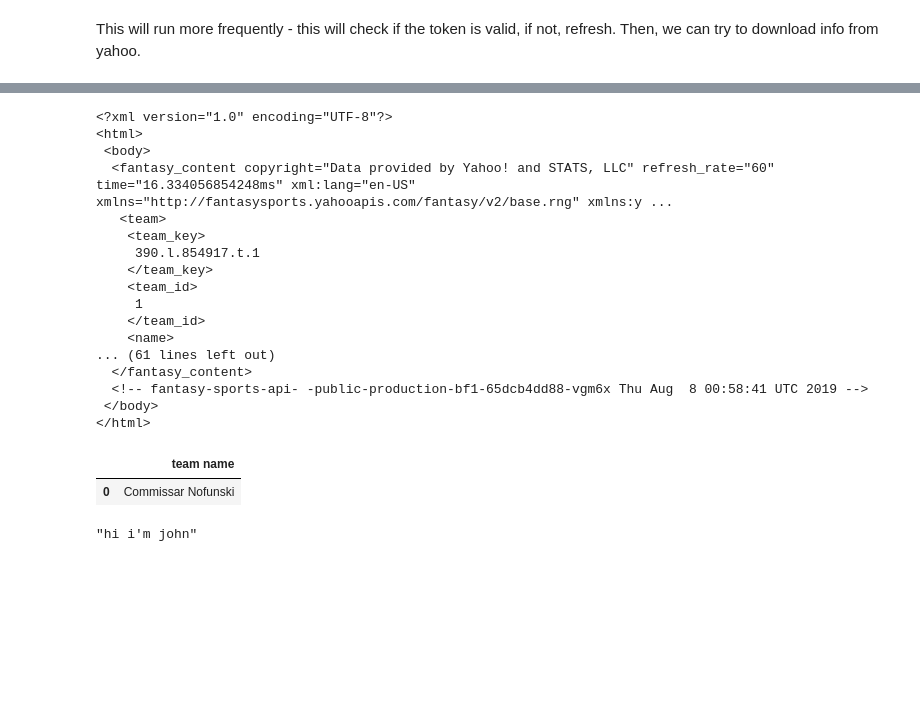
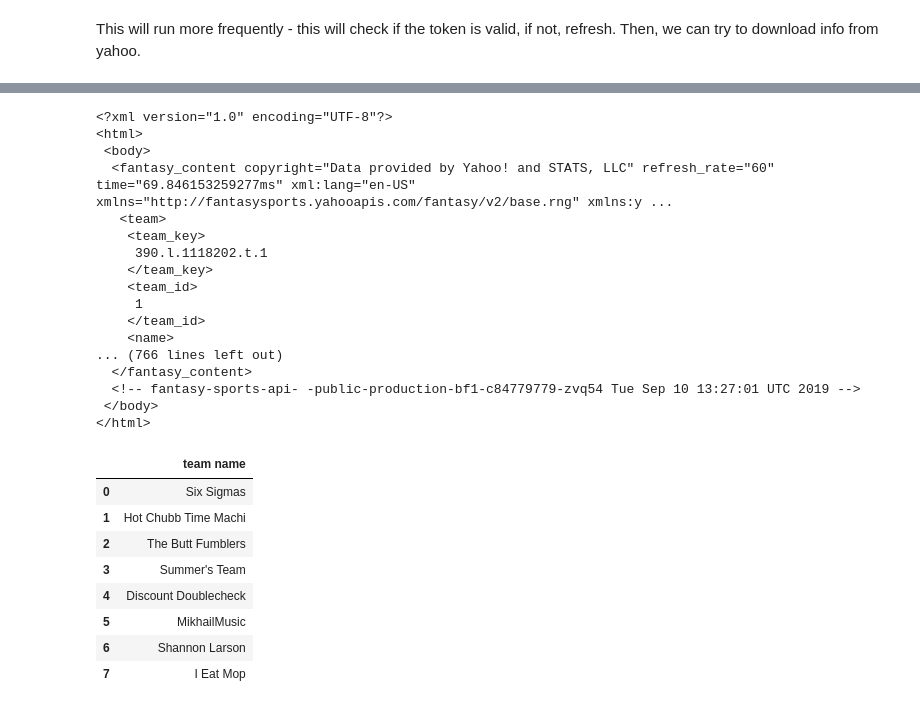
Before and after one commit to AlexEJerome/QUESTFantasyFootball, a Jupyter notebook: notebooks/YahooOAuth.ipynb, the cells around one changed output, grey strips where cells are left out. Drawn from its saved outputs; the diff is of its cells as text; code cells hidden in the pictures; blank space fills up the shorter version.

```diff
--- a/notebooks/YahooOAuth.ipynb
+++ b/notebooks/YahooOAuth.ipynb
@@ -25,13 +24,13 @@ if not oauth.token_is_valid():
 df_cols = ["team name"]
 out_df = pd.DataFrame(columns = df_cols)
 
-num_teams = 10
+num_teams = 8
 
 for i in range(1,num_teams+1):
 
-    # url = "https://fantasysports.yahooapis.com/fantasy/v2/league/nfl.l.854917"
+    url = "https://fantasysports.yahooapis.com/fantasy/v2/league/nfl.l.1118202/scoreboard;week=1"
 #     iterate through each of the team ids (appended to url)
-    url = "https://fantasysports.yahooapis.com/fantasy/v2/team/nfl.l.854917.t."+str(i)
+#     url = "https://fantasysports.yahooapis.com/fantasy/v2/team/nfl.l.1118202.t."+str(i)+"/matchups"
     payload = ""
     response = oauth.session.get(url, params=payload)
 
@@ -63,23 +62,26 @@ display(out_df)
 <?xml version="1.0" encoding="UTF-8"?>
 <html>
  <body>
-  <fantasy_content copyright="Data provided by Yahoo! and STATS, LLC" refresh_rate="60" time="16.334056854248ms" xml:lang="en-US" xmlns="http://fantasysports.yahooapis.com/fantasy/v2/base.rng" xmlns:y ...
+  <fantasy_content copyright="Data provided by Yahoo! and STATS, LLC" refresh_rate="60" time="69.846153259277ms" xml:lang="en-US" xmlns="http://fantasysports.yahooapis.com/fantasy/v2/base.rng" xmlns:y ...
    <team>
     <team_key>
-     390.l.854917.t.1
+     390.l.1118202.t.1
     </team_key>
     <team_id>
      1
     </team_id>
     <name>
-... (61 lines left out)
+... (766 lines left out)
   </fantasy_content>
-  <!-- fantasy-sports-api- -public-production-bf1-65dcb4dd88-vgm6x Thu Aug  8 00:58:41 UTC 2019 -->
+  <!-- fantasy-sports-api- -public-production-bf1-c84779779-zvq54 Tue Sep 10 13:27:01 UTC 2019 -->
  </body>
 </html>
 |  | team name |
-| 0 | Commissar Nofunski |
+| 0 | Six Sigmas |
+| 1 | Hot Chubb Time Machi |
+| 2 | The Butt Fumblers |
+| 3 | Summer's Team |
+| 4 | Discount Doublecheck |
+| 5 | MikhailMusic |
+| 6 | Shannon Larson |
+| 7 | I Eat Mop |
-# %%
-"hi i'm " + "john"
-# %% [output]
-"hi i'm john"
```
Also changed, not shown: parts of 2 cells of this notebook, 1 other file.
